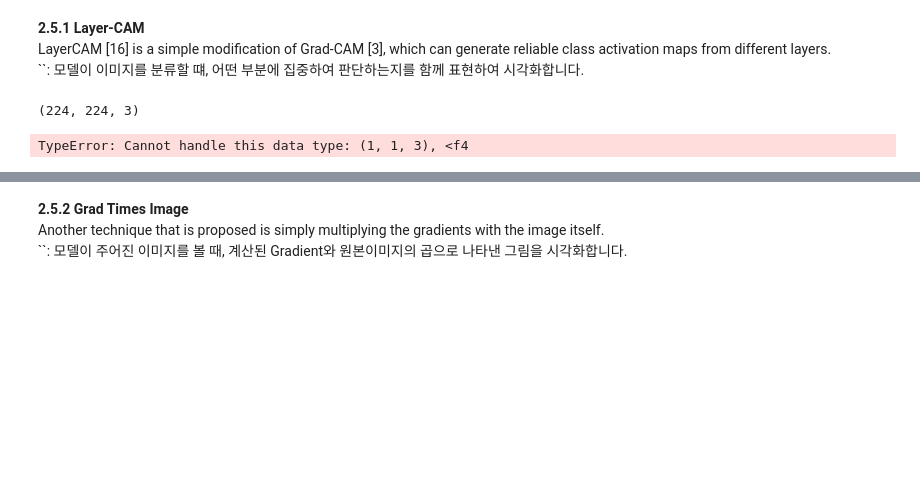
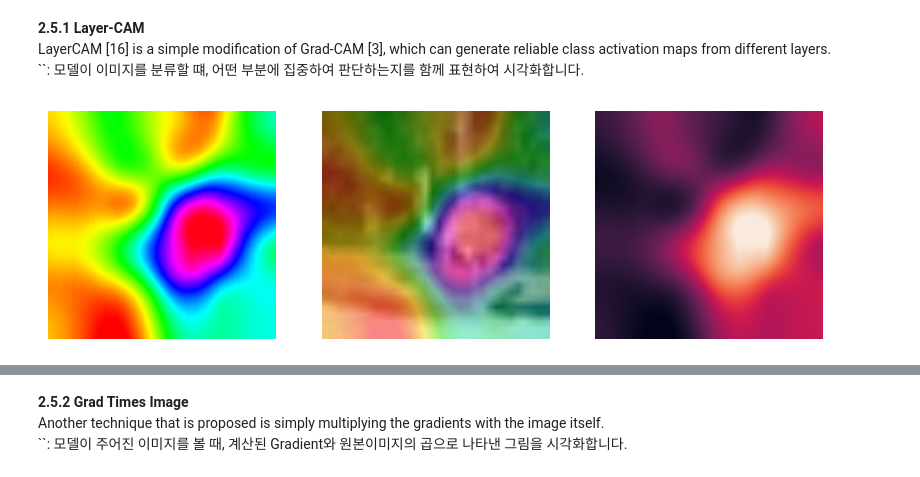
Before and after one commit to 23-Fall-Graduation-Thesis/Indium, a Jupyter notebook: visualization.ipynb, the cells around one changed output, grey strips where cells are left out. Drawn from its saved outputs; the diff is of its cells as text; code cells hidden in the pictures; blank space fills up the shorter version.

Commit message:
add: LayerCAM

```diff
--- a/visualization.ipynb
+++ b/visualization.ipynb
@@ -514,16 +314,17 @@ class LayerCam():
 # %%
-from PIL import Image
+from utils.util_functions import preprocess_image
 from utils.util_functions import tensor_to_img
 
-tensor_img = trainloader.dataset[0][0].numpy().transpose(1, 2, 0)
+tensor_img = trainloader.dataset[0][0]
 original_image = tensor_to_img(tensor_img)
 target_class = trainloader.dataset[0][1]
-print(original_image.shape, target_class)
 
-print(type(original_image))
 prep_img = preprocess_image(original_image)
-layer_cam = LayerCam(model, target_layer=0)
-cam = layer_cam.generate_cam(prep_img, target_class)
-# %% [output]
-(224, 224, 3)
-TypeError: Cannot handle this data type: (1, 1, 3), <f4
+# %%
+layer_number = 12  # [0, 12]
+
+layer_cam = LayerCam(model, layer_number)
+cam = layer_cam.generate_cam(prep_img, target_class)
+visualize_class_activation_images(original_image, cam, dataset, freeze, layer_number)
+# %% [output]
+[figure, added]
```
Also changed, not shown: parts of 7 cells of this notebook, 1 other file.
